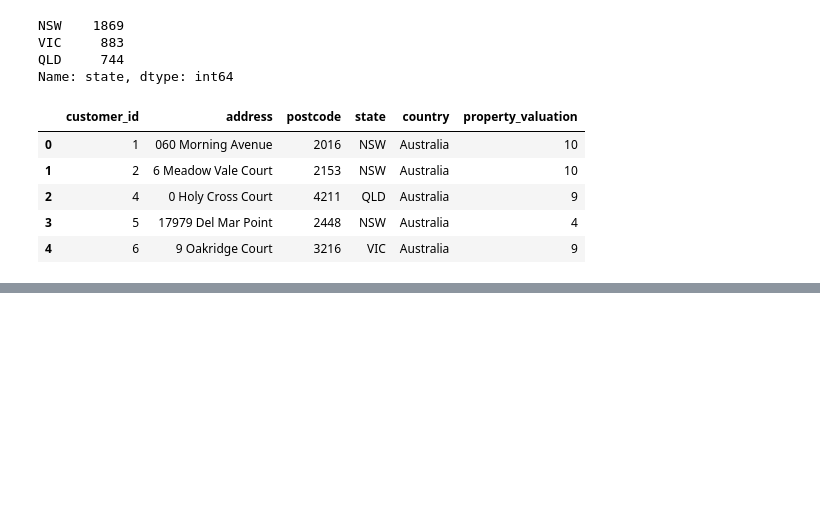
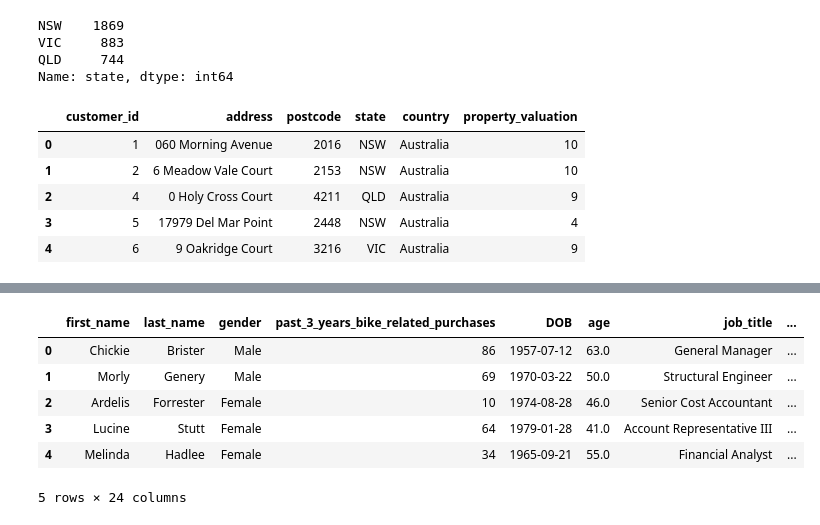
Before and after one commit to jeremychiaa/kpmg-virtual-internship, a Jupyter notebook: sprocket_script.ipynb, the cells around one changed output, grey strips where cells are left out. Drawn from its saved outputs; the diff is of its cells as text; code cells hidden in the pictures; blank space fills up the shorter version.

```diff
--- a/sprocket_script.ipynb
+++ b/sprocket_script.ipynb
@@ -142,0 +231,37 @@ cleaned_customer_address_xls.head()
+# %%
+# Rearrange columns
+new_customer_list_xls = new_customer_list_xls[['first_name',
+ 'last_name',
+ 'gender',
+ 'past_3_years_bike_related_purchases',
+ 'DOB',
+ 'age',
+ 'job_title',
+ 'job_industry_category',
+ 'wealth_segment',
+ 'deceased_indicator',
+ 'owns_car',
+ 'tenure',
+ 'address',
+ 'postcode',
+ 'state',
+ 'country',
+ 'property_valuation',
+ 'Unnamed: 16',
+ 'Unnamed: 17',
+ 'Unnamed: 18',
+ 'Unnamed: 19',
+ 'Unnamed: 20',
+ 'Rank',
+ 'Value']]
+# %%
+# Display final dataframe
+new_customer_list_xls.head()
+# %% [output]
+|  | first_name | last_name | gender | past_3_years_bike_related_purchases | DOB | age | job_title | ... |
+| 0 | Chickie | Brister | Male | 86 | 1957-07-12 | 63.0 | General Manager | ... |
+| 1 | Morly | Genery | Male | 69 | 1970-03-22 | 50.0 | Structural Engineer | ... |
+| 2 | Ardelis | Forrester | Female | 10 | 1974-08-28 | 46.0 | Senior Cost Accountant | ... |
+| 3 | Lucine | Stutt | Female | 64 | 1979-01-28 | 41.0 | Account Representative III | ... |
+| 4 | Melinda | Hadlee | Female | 34 | 1965-09-21 | 55.0 | Financial Analyst | ... |
+5 rows × 24 columns
```
Also changed, not shown: parts of 9 cells of this notebook.
